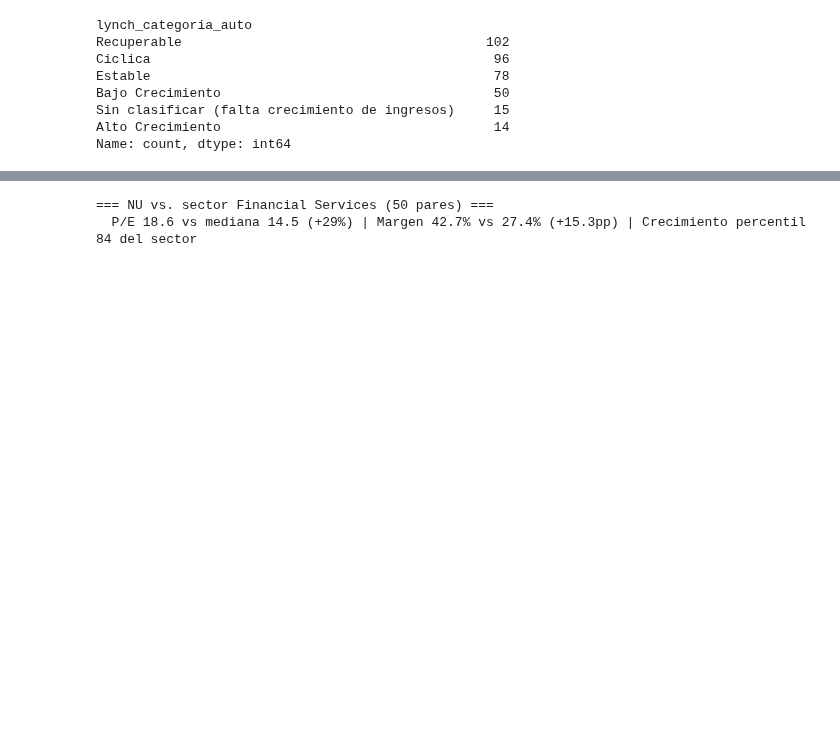
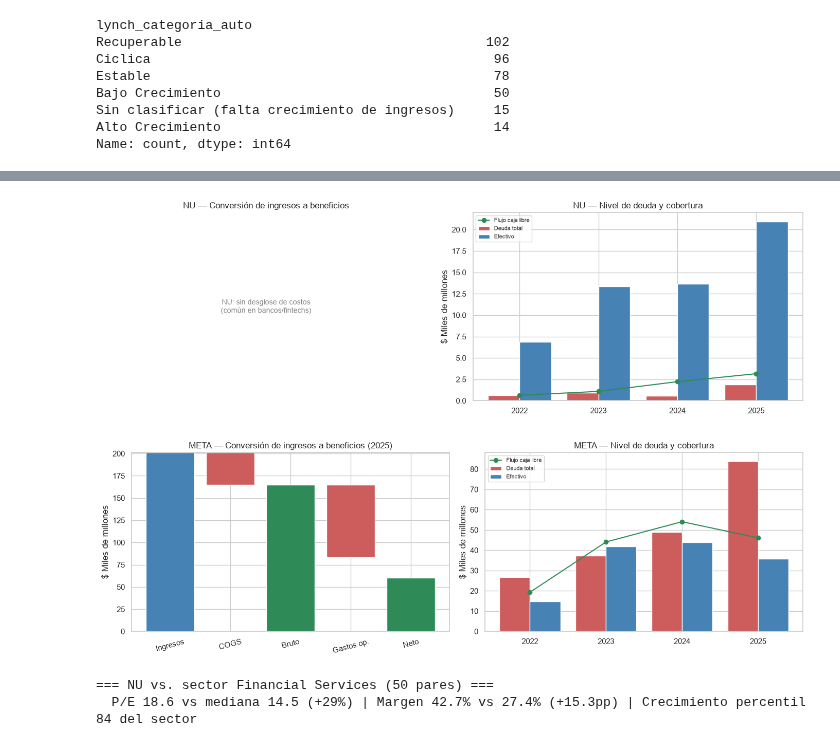
Before and after one commit to esfer98/cedears-data-pipeline, a Jupyter notebook: notebooks/eda_cedears.ipynb, the cells around one changed output, grey strips where cells are left out. Drawn from its saved outputs; the diff is of its cells as text; code cells hidden in the pictures; blank space fills up the shorter version.

```diff
--- a/notebooks/eda_cedears.ipynb
+++ b/notebooks/eda_cedears.ipynb
@@ -442,3 +442,73 @@ for ticker in ["NU", "META"]:
+# %%
+def grafico_waterfall(ticker: str, ax):
+    """Ingresos -> COGS -> Beneficio bruto -> Gastos operativos -> Ganancia neta,
+    del ultimo balance anual. Bancos/fintechs (ej. NU) no reportan Cost Of
+    Revenue/Gross Profit en formato estandar -- ahi se muestra un aviso en vez
+    de un grafico vacio o enganoso."""
+    fila = con.execute(
+        "SELECT * FROM fact_income_statement_annual WHERE ticker_usd = ? "
+        "ORDER BY fecha_balance DESC LIMIT 1", [ticker]
+    ).fetchdf()
+    campos = ["ingresos", "costo_ingresos", "beneficio_bruto", "gastos_operativos", "ganancia_neta"]
+    if fila.empty or fila.iloc[0][campos].isna().any():
+        ax.text(0.5, 0.5, f"{ticker}: sin desglose de costos\n(común en bancos/fintechs)",
+                ha="center", va="center", transform=ax.transAxes, color="grey", fontsize=10)
+        ax.set_title(f"{ticker} — Conversión de ingresos a beneficios")
+        ax.axis("off")
+        return
+
+    f = fila.iloc[0]
+    etiquetas = ["Ingresos", "COGS", "Bruto", "Gastos op.", "Neto"]
+    deltas = [f["ingresos"], -f["costo_ingresos"], 0, -f["gastos_operativos"], 0]
+    es_subtotal = [False, False, True, False, True]
+
+    acumulado = 0
+    for i, (etiqueta, delta, subtotal) in enumerate(zip(etiquetas, deltas, es_subtotal)):
+        if subtotal:
+            valor = f["beneficio_bruto"] if etiqueta == "Bruto" else f["ganancia_neta"]
+            ax.bar(i, valor / 1e9, color="seagreen")
+            acumulado = valor
+        else:
+            ax.bar(i, delta / 1e9, bottom=acumulado / 1e9, color="steelblue" if delta > 0 else "indianred")
+            acumulado += delta
+
+    ax.set_xticks(range(len(etiquetas)))
+    ax.set_xticklabels(etiquetas, rotation=15)
+    ax.set_ylabel("$ Miles de millones")
+    ax.set_title(f"{ticker} — Conversión de ingresos a beneficios ({f['fecha_balance'].year})")
+
+
+def grafico_deuda(ticker: str, ax):
+    """Deuda total y efectivo (barras) + flujo de caja libre (linea) por año."""
+    serie = con.execute(
+        "SELECT * FROM fact_balance_cashflow_annual WHERE ticker_usd = ? ORDER BY fecha_balance", [ticker]
+    ).fetchdf()
+    if serie.empty:
+        ax.text(0.5, 0.5, f"{ticker}: sin datos de balance/cashflow", ha="center", va="center",
+                transform=ax.transAxes, color="grey")
+        ax.axis("off")
+        return
+
+    anios = serie["fecha_balance"].dt.year
+    ax.bar(anios - 0.2, serie["deuda_total"] / 1e9, width=0.4, label="Deuda total", color="indianred")
+    ax.bar(anios + 0.2, serie["efectivo"] / 1e9, width=0.4, label="Efectivo", color="steelblue")
+    ax.plot(anios, serie["flujo_caja_libre"] / 1e9, color="seagreen", marker="o", label="Flujo caja libre")
+    ax.axhline(0, color="grey", linewidth=0.8)
+    ax.set_ylabel("$ Miles de millones")
+    ax.set_title(f"{ticker} — Nivel de deuda y cobertura")
+    ax.set_xticks(anios)
+    ax.legend(fontsize=8)
+
+
+for ticker in ["NU", "META"]:
+    fig, axes = plt.subplots(1, 2, figsize=(14, 4.5))
+    grafico_waterfall(ticker, axes[0])
+    grafico_deuda(ticker, axes[1])
+    plt.tight_layout()
+    plt.show()
+# %% [output]
+[figure, added]
+[figure, added]
 # %%
 import sys
 sys.path.insert(0, "..")
```
Also changed, not shown: parts of 6 cells of this notebook.
